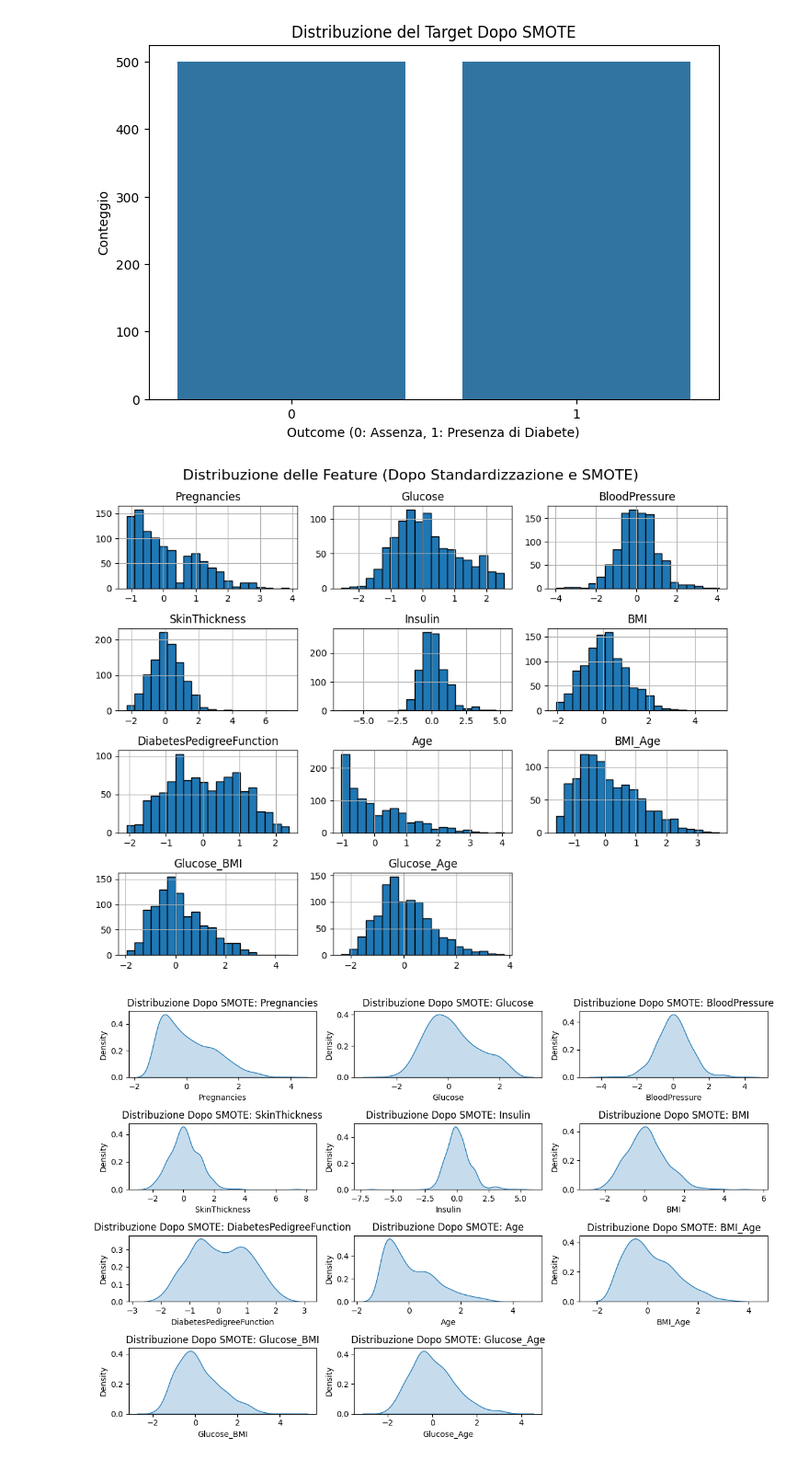
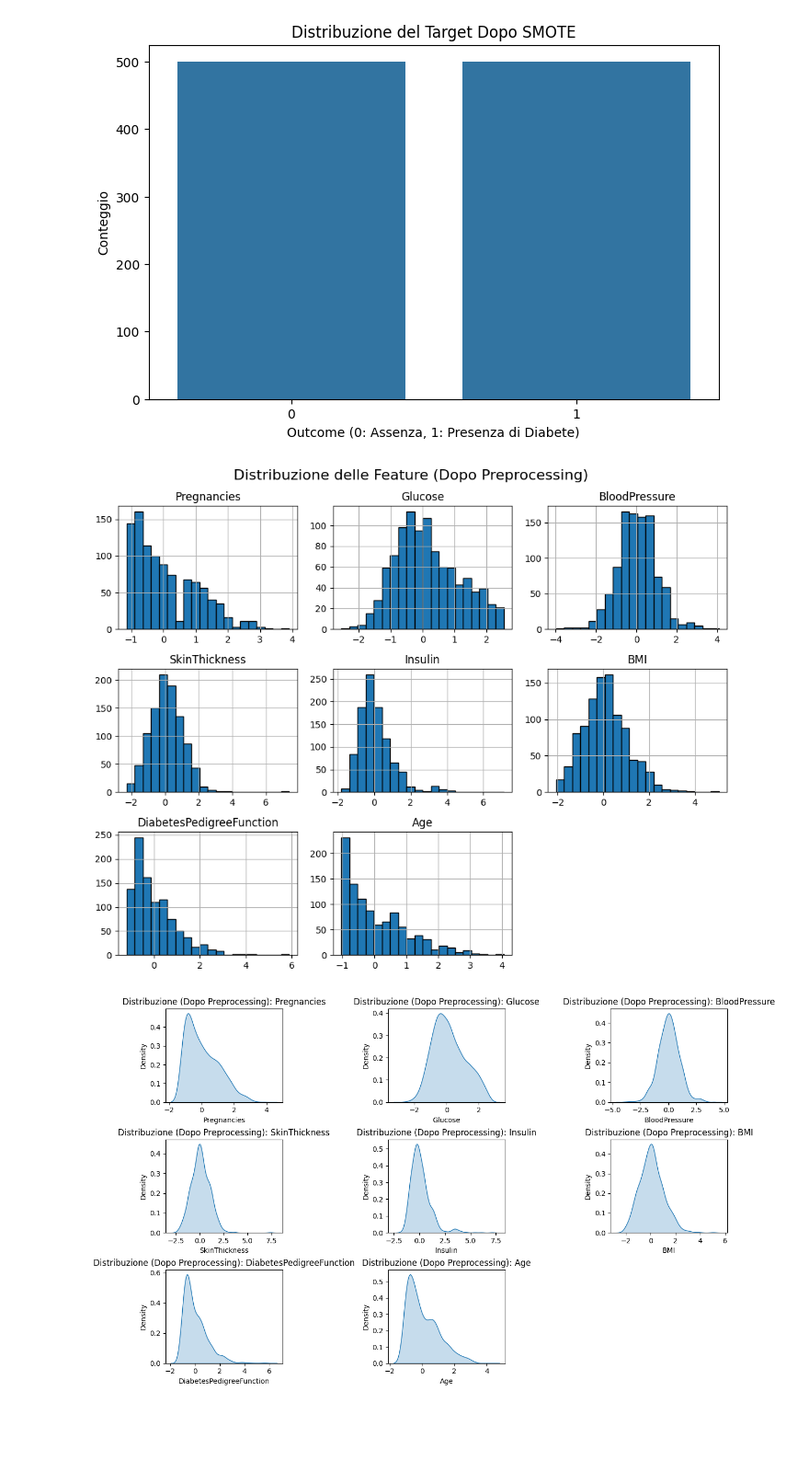
Before and after one commit to oleksandragolub/Progetto-Machine-Learning, a Jupyter notebook: progetto_machine_learning.ipynb, the cells around one changed output. Shown at 92% size. Saved outputs shown, nothing was run; the diff lists cells and outputs as text; code cells hidden in the pictures; blank space fills up the shorter version.

Commit message:
miglioramento delle spiegazioni

```diff
--- a/progetto_machine_learning.ipynb
+++ b/progetto_machine_learning.ipynb
@@ -572,16 +620,21 @@ plt.show()
 - genera campioni sintetici per la classe minoritaria (in questo caso, Outcome=1, ovvero i pazienti diabetici) anziché duplicare semplicemente i dati esistenti.
 - questo approccio aiuta a evitare problemi di overfitting che possono verificarsi quando si duplicano i dati reali.
 # %%
+# Creiamo un DataFrame standardizzato con tutte le feature
+X_scaled_df = pd.DataFrame(X_scaled, columns=X.columns)
+
 # Creazione del target y
 y = df["Outcome"]
 
-# Controlliamo che X_scaled_df e y abbiano le stesse dimensioni
-print(f"Dimensioni di X_scaled_df: {X_scaled_df.shape}")
+# Controlliamo che X_scaled_df_filtered e y abbiano le stesse dimensioni
+print(f"Dimensioni di X_scaled_df_filtered: {X_scaled_df_filtered.shape}")
 print(f"Dimensioni di y: {y.shape}")
 
 # Applicazione di SMOTE per bilanciare il dataset
 smote = SMOTE(sampling_strategy="auto", random_state=42)
-X_resampled, y_resampled = smote.fit_resample(X_scaled_df, y)
+X_resampled, y_resampled = smote.fit_resample(X_scaled_df_filtered, y)
+# Applicazione di SMOTE per bilanciare il dataset con le feature (nel futuro da eliminare)
+X_resampled_prova, y_resampled_prova = smote.fit_resample(X_scaled_df, y)
 
 # Controlliamo la nuova distribuzione delle classi dopo SMOTE
 print("Distribuzione delle classi dopo SMOTE:")
@@ -605,23 +658,33 @@ plt.show()
 # %% [output]
 [figure]
 # %%
-X_resampled_df = pd.DataFrame(X_resampled, columns=X.columns)  # Creiamo il DataFrame con le feature bilanciate
+# Definiamo le feature originali escludendo le nuove
+original_features = [col for col in X.columns if col not in ['BMI_Age', 'Glucose_BMI', 'Glucose_Age']]
 
-X_resampled_df.hist(figsize=(10, 8), bins=20, edgecolor='black')
-plt.suptitle('Distribuzione delle Feature (Dopo Standardizzazione e SMOTE)', fontsize=16)
+# Creiamo un DataFrame con solo le feature originali dopo SMOTE
+X_resampled_original = pd.DataFrame(X_resampled, columns=X.columns)[original_features]
+
+# Istogrammi delle feature originali dopo SMOTE e standardizzazione
+X_resampled_original.hist(figsize=(10, 8), bins=20, edgecolor='black')
+plt.suptitle('Distribuzione delle Feature (Dopo Preprocessing)', fontsize=16)
 plt.tight_layout()
 plt.show()
 # %% [output]
-[figure, old version]
+[figure, new version]
 # %%
-# KDE per il dataset bilanciato con SMOTE
+# KDE per il dataset con solo le feature originali dopo SMOTE con più spazio tra i grafici
 plt.figure(figsize=(12, 8))
-for i, col in enumerate(X_resampled_df.columns):
+
+for i, col in enumerate(original_features):
     plt.subplot(n_rows, n_cols, i + 1)
-    sns.kdeplot(data=X_resampled_df, x=col, fill=True)
-    plt.title(f"Distribuzione Dopo SMOTE: {col}")
+    sns.kdeplot(data=X_resampled_original, x=col, fill=True)
+    plt.title(f"Distribuzione (Dopo Preprocessing): {col}")
+
+# Aggiungiamo più spazio tra i grafici
 plt.tight_layout()
+plt.subplots_adjust(hspace=0.4, wspace=0.9)  # hspace: spazio verticale, wspace: spazio orizzontale
+
 plt.show()
 # %% [output]
-[figure, old version]
+[figure, new version]
 # %%
```
Also changed, not shown: parts of 49 cells of this notebook.
